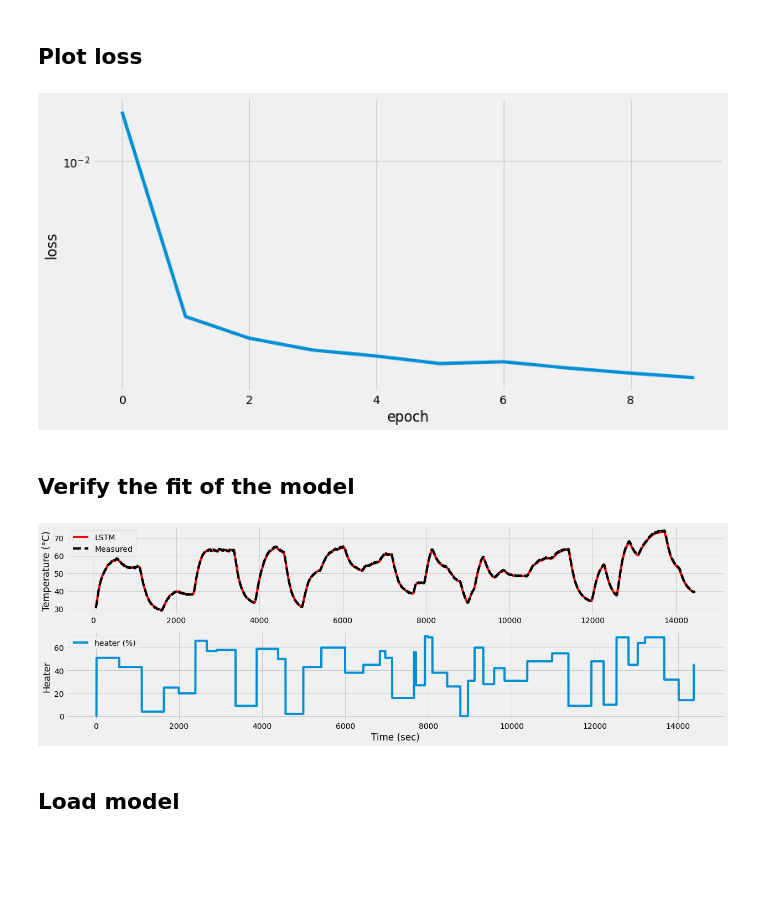
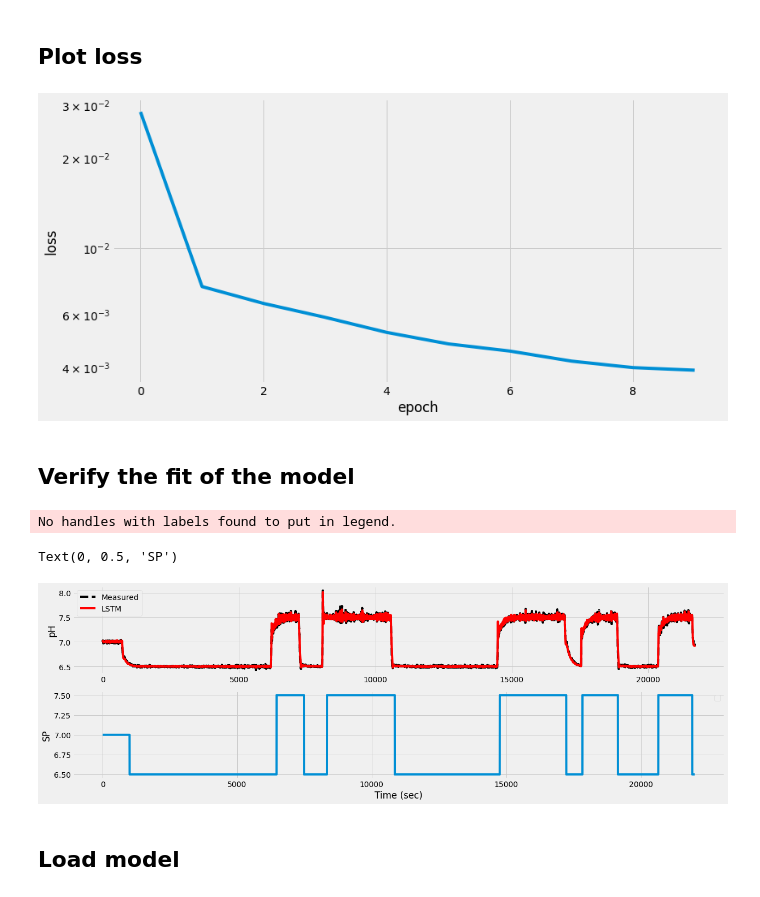
Before and after one commit to VictorDreke/Industry4.0_Python, a Jupyter notebook: LSTM_for_Identification.ipynb, the cells around one changed output. Drawn from its saved outputs; the diff is of its cells as text; code cells hidden in the pictures; blank space fills up the shorter version.

```diff
--- a/LSTM_for_Identification.ipynb
+++ b/LSTM_for_Identification.ipynb
@@ -23,5 +23,6 @@ Using TensorFlow backend.
 # %% [markdown]
 ## Load training data
 # %%
-file = 'https://apmonitor.com/do/uploads/Main/tclab_dyn_data3.txt'
+# file = 'https://apmonitor.com/do/uploads/Main/tclab_dyn_data3.txt'
+file = '/content/pH_GBN_Data_Reference.csv'
 train = pd.read_csv(file)
@@ -39,11 +50,11 @@ plt.plot(train['Q1'], label='Heater')
 # %%
 # Scale features
 s1 = MinMaxScaler(feature_range=(-1,1))
-Xs = s1.fit_transform(train[['T1','Q1']])
+Xs = s1.fit_transform(train[['Level','SP']])
 
 # Scale predicted value
 s2 = MinMaxScaler(feature_range=(-1,1))
-Ys = s2.fit_transform(train[['T1']])
+Ys = s2.fit_transform(train[['Level']])
 # %% [markdown]
 ## Function to reshape the data
 # %%
@@ -56,3 +67,6 @@ def dividing_data_for_lstm(Xs, Ys, window=70):
   # Reshape data to format accepted by LSTM
   X, Y = np.array(X), np.array(Y)
   return X, Y
+# %%
+X, Y = dividing_data_for_lstm(Xs, Ys, window=295)
+X.shape
@@ -59,7 +75,7 @@ def dividing_data_for_lstm(Xs, Ys, window=70):
 # %% [markdown]
 ## Create and Train LSTM model
 # %%
-X, Y = dividing_data_for_lstm(Xs, Ys, window=70)
+
 
 # Initialize LSTM model
 model = Sequential()
@@ -73,14 +89,14 @@ model.add(LSTM(units=50))
 model.add(Dropout(0.2))
 model.add(Dense(units=1))
 model.compile(optimizer = 'adam', loss = 'mean_squared_error',\
-              metrics = ['accuracy'])
+              metrics = ['mape','mse'])
 
 # Allow for early exit
-es = EarlyStopping(monitor='loss',mode='min',verbose=1,patience=10)
+es = EarlyStopping(monitor='val_loss',mode='min',verbose=1,patience=10)
 
 # Fit (and time) LSTM model
 t0 = time.time()
-history = model.fit(X, Y, epochs = 10, batch_size = 250, callbacks=[es], verbose=1)
+history = model.fit(X, Y, epochs = 10, batch_size = 250, callbacks=[es], verbose=1, validation_split=0.15)
 t1 = time.time()
 print('Runtime: %.2f s' %(t1-t0))
 # %% [output]
@@ -110,7 +126,7 @@ plt.xlabel('epoch'); plt.ylabel('loss')
 plt.savefig('tclab_loss.png')
 model.save('model.h5')
 # %% [output]
-[figure, old version]
+[figure, new version]
 # %% [markdown]
 ## Verify the fit of the model
 # %%
@@ -123,17 +139,24 @@ window = 70
 # %%
 plt.figure(figsize=(19,6))
 plt.subplot(2,1,1)
-plt.plot(train['Time'][window:],Yu,'r-',label='LSTM')
-plt.plot(train['Time'][window:],Ym,'k--',label='Measured')
-plt.ylabel('Temperature (°C)')
+# plt.plot(train['Time'][window:],Yu,'r-',label='LSTM')
+# plt.plot(train['Time'][window:],Ym,'k--',label='Measured')
+# plt.ylabel('Temperature (°C)')
+
+plt.plot(Ym,'k--',label='Measured')
+plt.plot(Yu,'r-',label='LSTM')
+plt.ylabel('pH')
 plt.legend()
 plt.subplot(2,1,2)
-plt.plot(train['Q1'],label='heater (%)')
+# plt.plot(train['Q1'],label='heater (%)')
+plt.plot(train['SP'])
 plt.legend()
-plt.xlabel('Time (sec)'); plt.ylabel('Heater')
-plt.savefig('tclab_fit.png')
+plt.xlabel('Time (sec)'); plt.ylabel('SP')
+# plt.savefig('tclab_fit.png')
 # %% [output]
+No handles with labels found to put in legend.
+Text(0, 0.5, 'SP')
-[figure, old version]
+[figure, new version]
 # %% [markdown]
 ## Load model
 # %%
```
Also changed, not shown: parts of 9 cells of this notebook.
